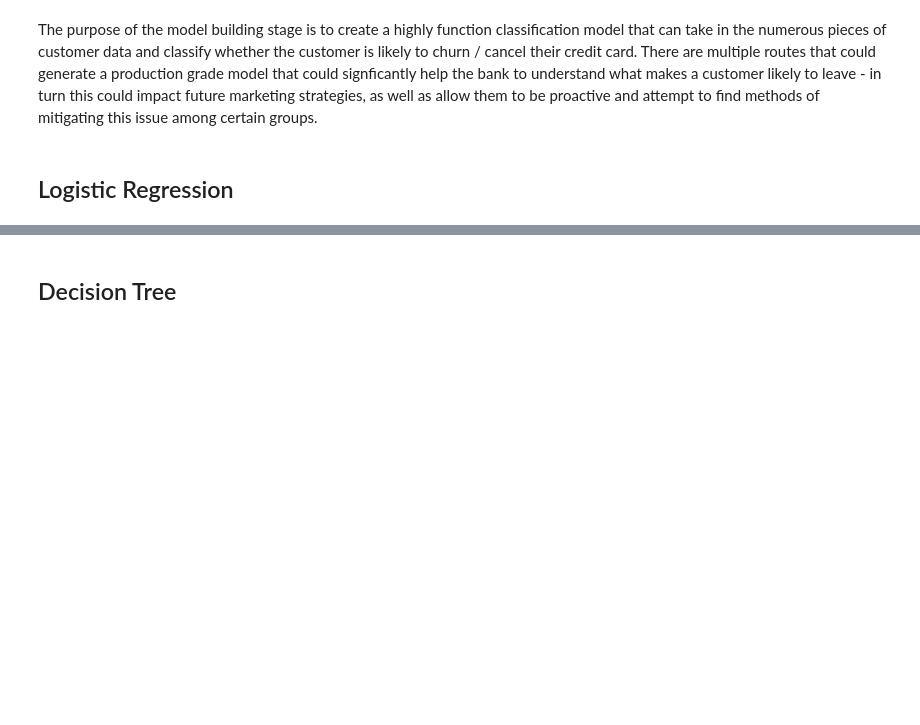
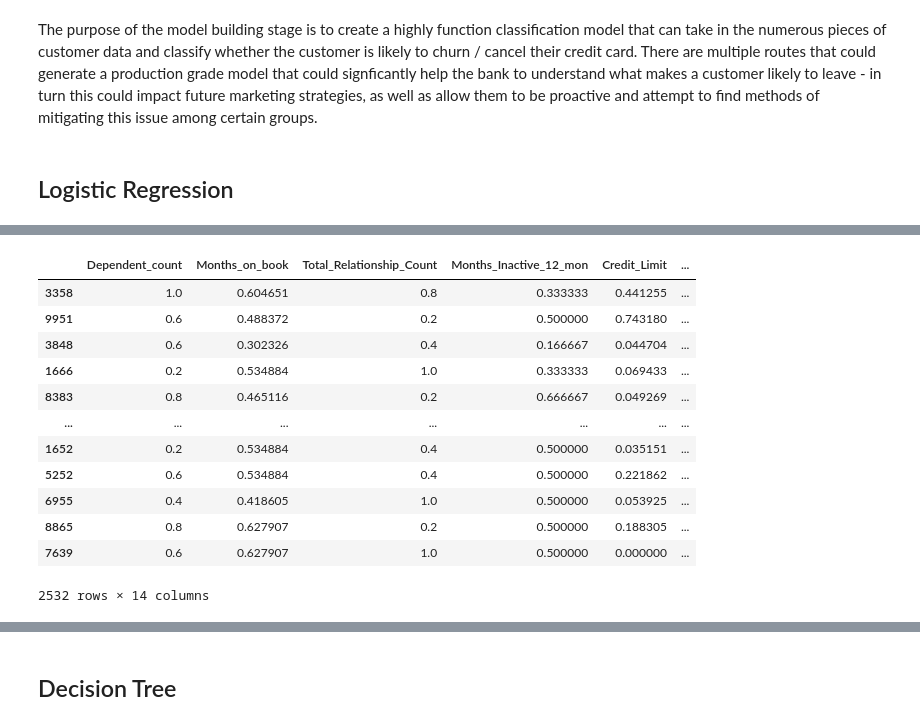
Before and after one commit to PaolaMalagon/Churn-Prediction-G2, a Jupyter notebook: Churn-Prediction-G2.ipynb, the cells around one changed output, grey strips where cells are left out. Drawn from its saved outputs; the diff is of its cells as text; code cells hidden in the pictures; blank space fills up the shorter version.

```diff
--- a/Churn-Prediction-G2.ipynb
+++ b/Churn-Prediction-G2.ipynb
@@ -481,0 +554,32 @@ The purpose of the model building stage is to create a highly function classific
+# %%
+# Filling in missing categorical data
+X_test_fill_na = X_test.copy()
+X_test_fill_na.fillna({"Cabin":"cabin_missing", "Embarked":"embarked_missing"}, inplace=True)
+# %%
+scaler = MinMaxScaler()
+# %%
+# Normalization
+X_test_numeric = X_test_fill_na[numeric_features].copy()
+X_test_scaled = pd.DataFrame(
+    scaler.fit_transform(X_test_numeric),
+    index=X_test_numeric.index,
+    columns=X_test_numeric.columns
+)
+
+# Concatenating categorical and numeric data
+X_test_full = pd.concat([X_test_scaled], axis=1)
+X_test_full
+# %% [output]
+|  | Dependent_count | Months_on_book | Total_Relationship_Count | Months_Inactive_12_mon | Credit_Limit | ... |
+| 3358 | 1.0 | 0.604651 | 0.8 | 0.333333 | 0.441255 | ... |
+| 9951 | 0.6 | 0.488372 | 0.2 | 0.500000 | 0.743180 | ... |
+| 3848 | 0.6 | 0.302326 | 0.4 | 0.166667 | 0.044704 | ... |
+| 1666 | 0.2 | 0.534884 | 1.0 | 0.333333 | 0.069433 | ... |
+| 8383 | 0.8 | 0.465116 | 0.2 | 0.666667 | 0.049269 | ... |
+| ... | ... | ... | ... | ... | ... | ... |
+| 1652 | 0.2 | 0.534884 | 0.4 | 0.500000 | 0.035151 | ... |
+| 5252 | 0.6 | 0.534884 | 0.4 | 0.500000 | 0.221862 | ... |
+| 6955 | 0.4 | 0.418605 | 1.0 | 0.500000 | 0.053925 | ... |
+| 8865 | 0.8 | 0.627907 | 0.2 | 0.500000 | 0.188305 | ... |
+| 7639 | 0.6 | 0.627907 | 1.0 | 0.500000 | 0.000000 | ... |
+2532 rows × 14 columns
```
Also changed, not shown: parts of 12 cells of this notebook.
